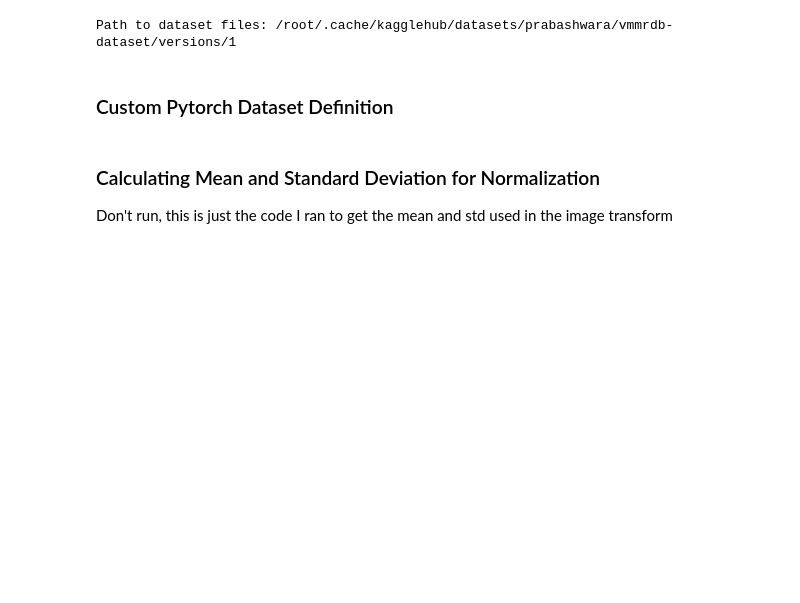
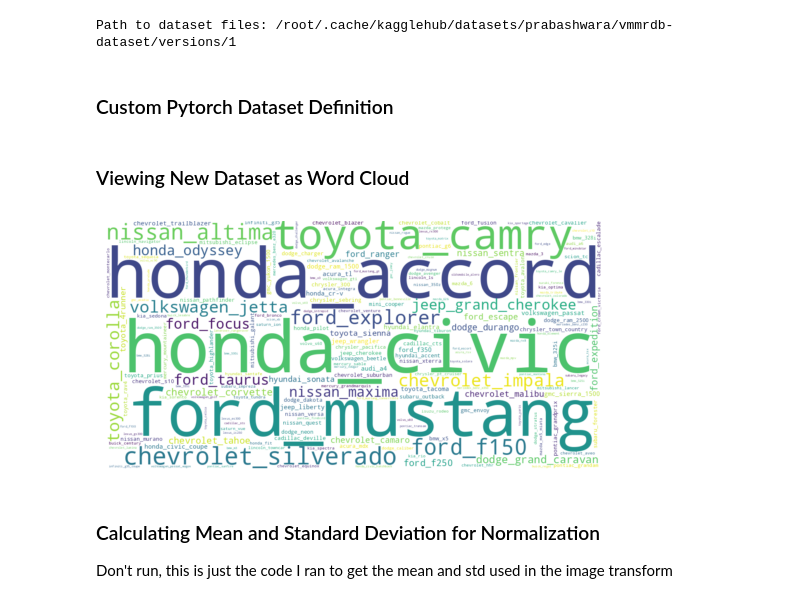
Before and after one commit to msoliviawatt/Hybrid-Quantum-Neural-Networks-for-Image-Classification, a Jupyter notebook: VMMRdb/vmmrdb_cnn.ipynb, the cells around one changed output. Saved outputs shown, nothing was run; the diff lists cells and outputs as text; code cells hidden in the pictures; blank space fills up the shorter version.

Commit message:
added word cloud showing car classes and number of photos

```diff
--- a/VMMRdb/vmmrdb_cnn.ipynb
+++ b/VMMRdb/vmmrdb_cnn.ipynb
@@ -77,6 +78,32 @@ class VMMRDB_Dataset(Dataset):
             image = self.transform(image)
 
         return image, label
+# %% [markdown]
+### Viewing New Dataset as Word Cloud
+# %%
+dataset = VMMRDB_Dataset(path)
+
+num_per_class = dict()
+for label in dataset.labels:
+  num_per_class[label] = num_per_class.get(label, 0) + 1
+
+idx_to_class = {v:k for k,v in dataset.class_to_idx.items()}
+
+classes = [idx_to_class[i] for i in num_per_class.keys()]
+class_counts = {idx_to_class[label]:count for label, count in num_per_class.items()}
+
+wc = WordCloud(
+    width=1200,
+    height=600,
+    background_color='white'
+).generate_from_frequencies(class_counts)
+
+plt.figure()
+plt.imshow(wc, interpolation="bilinear")
+plt.axis("off")
+plt.show()
+# %% [output]
+[figure, added]
 # %% [markdown]
 ### Calculating Mean and Standard Deviation for Normalization
 
```
Also changed, not shown: parts of 3 cells of this notebook.
